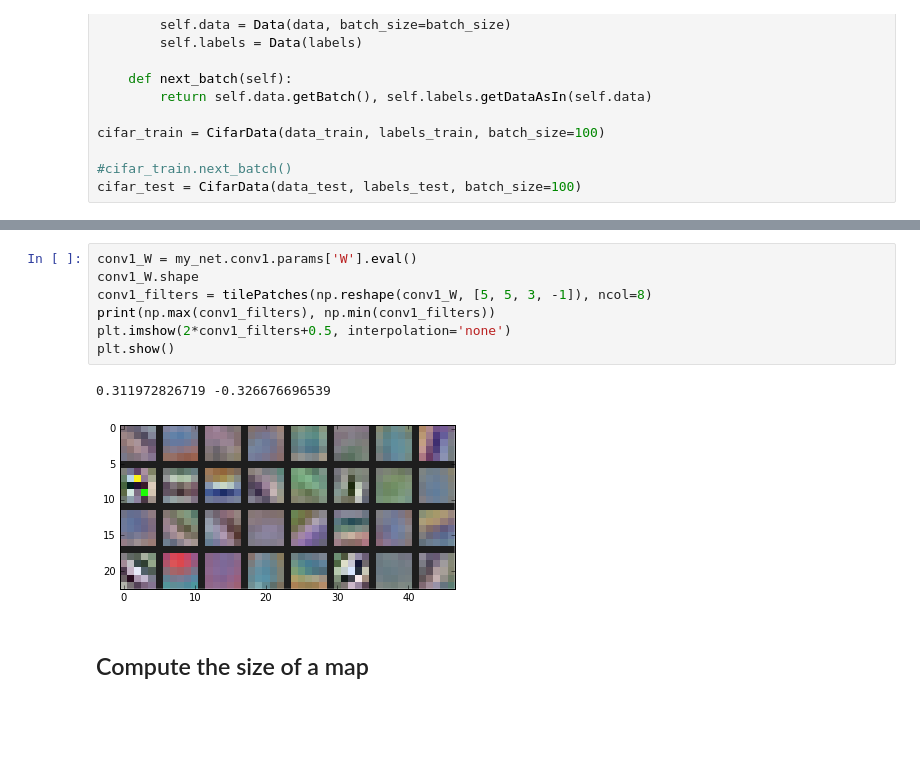
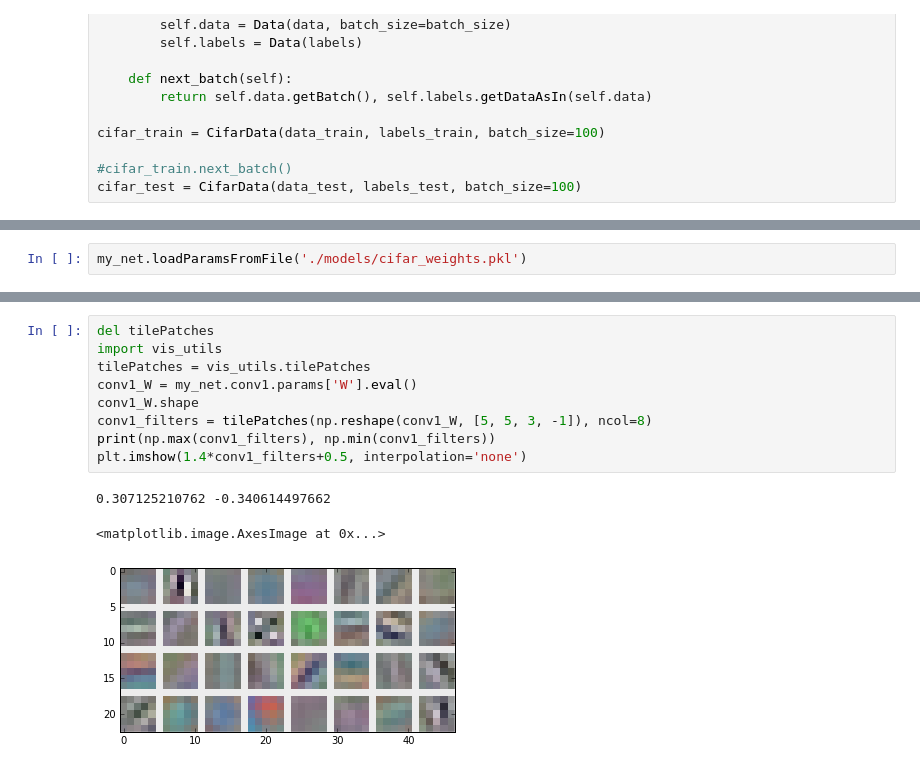
Before and after one commit to luisitobarcito/dlcourse_module1, a Jupyter notebook: convnets_part2.ipynb, the cells around one changed output, grey strips where cells are left out. Drawn from its saved outputs; the diff is of its cells as text; blank space fills up the shorter version.

Commit message:
New version por the part 2 of the module and pretraine cifar model

```diff
--- a/convnets_part2.ipynb
+++ b/convnets_part2.ipynb
@@ -220,0 +262,2 @@ step 9000, training cost 0.421426, training accuracy 0.86, test accuracy 0.7517
+# %%
+my_net.loadParamsFromFile('./models/cifar_weights.pkl')
@@ -221,12 +267,13 @@ step 9000, training cost 0.421426, training accuracy 0.86, test accuracy 0.7517
 # %%
+del tilePatches
+import vis_utils
+tilePatches = vis_utils.tilePatches
 conv1_W = my_net.conv1.params['W'].eval()
 conv1_W.shape
 conv1_filters = tilePatches(np.reshape(conv1_W, [5, 5, 3, -1]), ncol=8)
 print(np.max(conv1_filters), np.min(conv1_filters))
-plt.imshow(2*conv1_filters+0.5, interpolation='none')
-plt.show()
+plt.imshow(1.4*conv1_filters+0.5, interpolation='none')
 # %% [output]
-0.311972826719 -0.326676696539
+0.307125210762 -0.340614497662
+<matplotlib.image.AxesImage at 0x...>
-[figure, old version]
+[figure, new version]
-# %% [markdown]
-## Compute the size of a map
```
Also changed, not shown: parts of 29 cells of this notebook, 1 other file.
